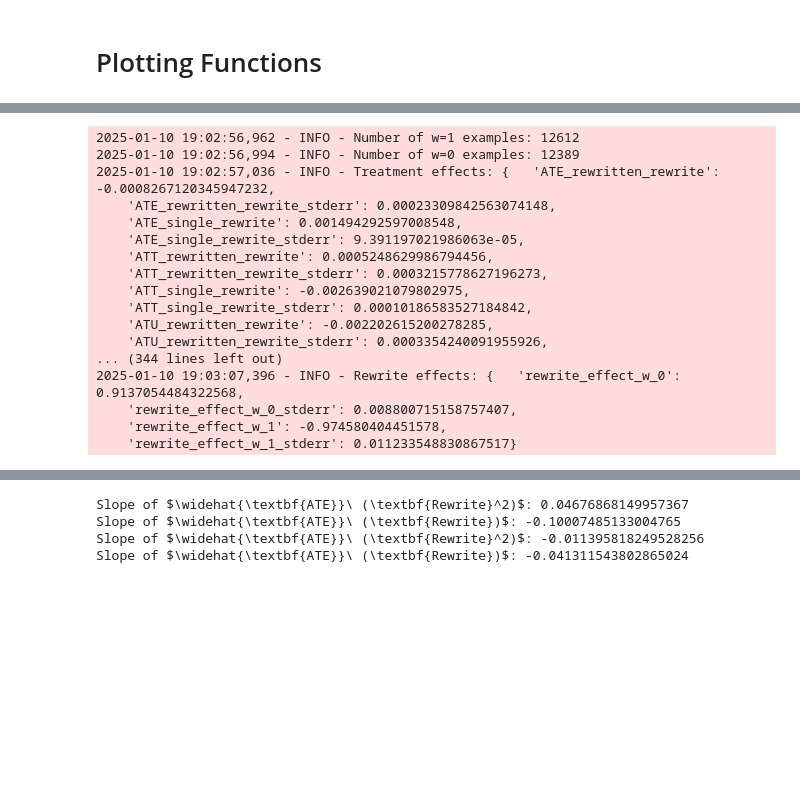
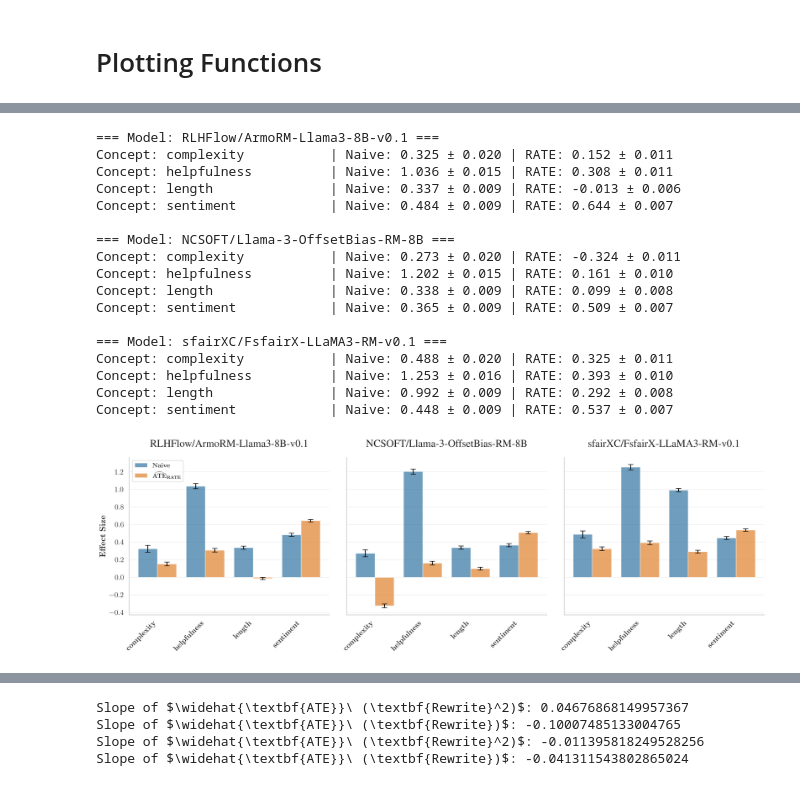
Before and after one commit to toddnief/RATE, a Jupyter notebook: notebooks/results.ipynb, the cells around one changed output, grey strips where cells are left out. Saved outputs shown, nothing was run; the diff lists cells and outputs as text; code cells hidden in the pictures; blank space fills up the shorter version.

```diff
--- a/notebooks/results.ipynb
+++ b/notebooks/results.ipynb
@@ -46,27 +41,11 @@ experiment_templates = [value for value in config.values()]
-# %%
-# save all the data
-effects_data = []
-for effects_template in experiment_templates:
-    dataset_filename = effects_template["dataset_filename"]
-    dataset_filename = Path(dataset_filename)
-    dataset = load_dataset_from_json(SCORED_DIR / "complete" / dataset_filename)
-    effects = treatment_effects_pipeline(dataset, **effects_template)
-    effects_data.append(effects)
-# %% [output]
-2025-01-10 19:02:56,962 - INFO - Number of w=1 examples: 12612
-2025-01-10 19:02:56,994 - INFO - Number of w=0 examples: 12389
-2025-01-10 19:02:57,036 - INFO - Treatment effects: {   'ATE_rewritten_rewrite': -0.0008267120345947232,
-    'ATE_rewritten_rewrite_stderr': 0.00023309842563074148,
-    'ATE_single_rewrite': 0.001494292597008548,
-    'ATE_single_rewrite_stderr': 9.391197021986063e-05,
-    'ATT_rewritten_rewrite': 0.0005248629986794456,
-    'ATT_rewritten_rewrite_stderr': 0.0003215778627196273,
-    'ATT_single_rewrite': -0.002639021079802975,
-    'ATT_single_rewrite_stderr': 0.00010186583527184842,
-    'ATU_rewritten_rewrite': -0.002202615200278285,
-    'ATU_rewritten_rewrite_stderr': 0.0003354240091955926,
-... (344 lines left out)
-2025-01-10 19:03:07,396 - INFO - Rewrite effects: {   'rewrite_effect_w_0': 0.9137054484322568,
-    'rewrite_effect_w_0_stderr': 0.008800715158757407,
-    'rewrite_effect_w_1': -0.974580404451578,
-    'rewrite_effect_w_1_stderr': 0.011233548830867517}
+# %%
+# load the json file
+data_dir = Path("/net/projects/veitch/prompt_distributions/data/scored")
+complete_dir = data_dir / "complete"
+
+eli5_length = load_dataset_from_json(complete_dir / "eli5_length_complete_scored_20240919_170111.jsonl")
+helpsteer_complexity = load_dataset_from_json(complete_dir / "helpsteer_complexity_complete_scored.jsonl")
+helpsteer_helpfulness = load_dataset_from_json(complete_dir / "helpsteer_helpfulness_complete_scored.jsonl")
+hh_rlhf_sentiment = load_dataset_from_json(complete_dir / "hh_rlhf_sentiment_scored_complete.jsonl")
+imdb_length = load_dataset_from_json(complete_dir / "imdb_length_complete_scored_20240921_172425.jsonl")
+imdb_sentiment = load_dataset_from_json(complete_dir / "imdb_sentiment_complete_scored_20240919_152739.jsonl")
@@ -73 +117,27 @@ for effects_template in experiment_templates:
+# %%
+naive_vs_RATE(
+    all_data=all_data,
+    all_templates=all_templates,
+    reward_models=REWARD_MODELS,
+    normalize=True
+)
+# %% [output]
+=== Model: RLHFlow/ArmoRM-Llama3-8B-v0.1 ===
+Concept: complexity           | Naive: 0.325 ± 0.020 | RATE: 0.152 ± 0.011
+Concept: helpfulness          | Naive: 1.036 ± 0.015 | RATE: 0.308 ± 0.011
+Concept: length               | Naive: 0.337 ± 0.009 | RATE: -0.013 ± 0.006
+Concept: sentiment            | Naive: 0.484 ± 0.009 | RATE: 0.644 ± 0.007
+
+=== Model: NCSOFT/Llama-3-OffsetBias-RM-8B ===
+Concept: complexity           | Naive: 0.273 ± 0.020 | RATE: -0.324 ± 0.011
+Concept: helpfulness          | Naive: 1.202 ± 0.015 | RATE: 0.161 ± 0.010
+Concept: length               | Naive: 0.338 ± 0.009 | RATE: 0.099 ± 0.008
+Concept: sentiment            | Naive: 0.365 ± 0.009 | RATE: 0.509 ± 0.007
+
+=== Model: sfairXC/FsfairX-LLaMA3-RM-v0.1 ===
+Concept: complexity           | Naive: 0.488 ± 0.020 | RATE: 0.325 ± 0.011
+Concept: helpfulness          | Naive: 1.253 ± 0.016 | RATE: 0.393 ± 0.010
+Concept: length               | Naive: 0.992 ± 0.009 | RATE: 0.292 ± 0.008
+Concept: sentiment            | Naive: 0.448 ± 0.009 | RATE: 0.537 ± 0.007
+[figure, added]
 # %%
```
Also changed, not shown: parts of 12 cells of this notebook, 2 other files.
